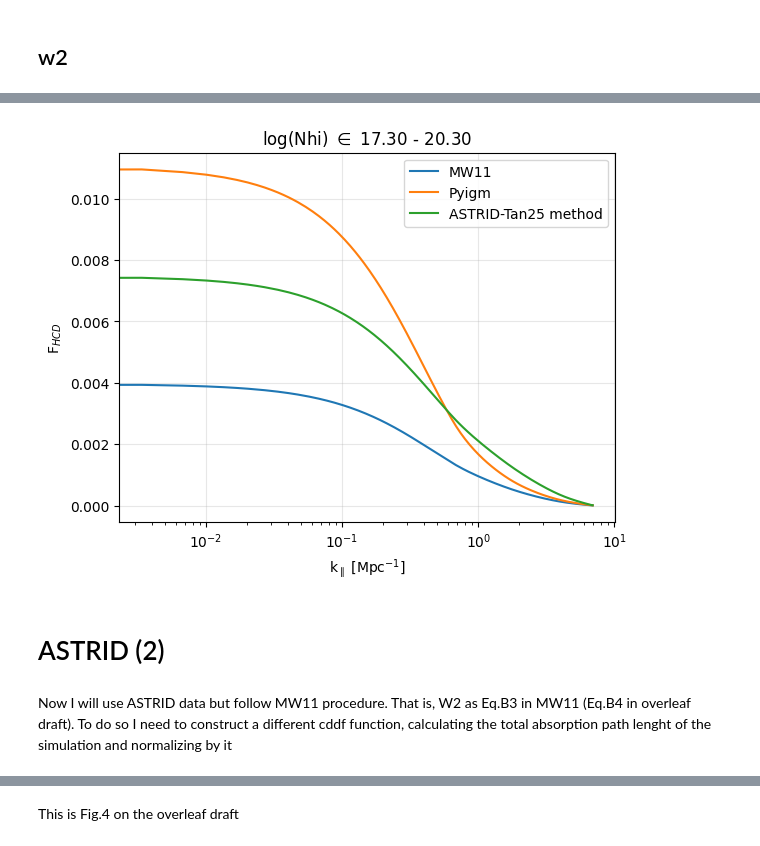
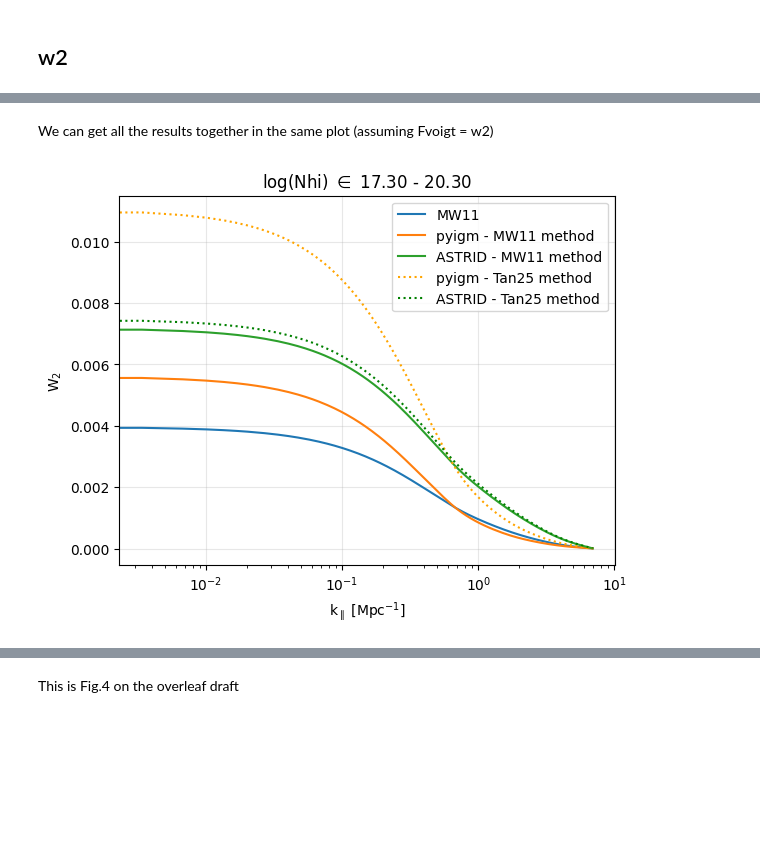
Before and after one commit to andreufont/astrid_hcd, a Jupyter notebook: MW11model/Comparisons/FVoigt=W2.ipynb, the cells around one changed output, grey strips where cells are left out. Saved outputs shown, nothing was run; the diff lists cells and outputs as text; code cells hidden in the pictures; blank space fills up the shorter version.

```diff
--- a/MW11model/Comparisons/FVoigt=W2.ipynb
+++ b/MW11model/Comparisons/FVoigt=W2.ipynb
@@ -249,0 +284,30 @@ w2_astrid = rho_hcd*np.trapezoid(w2_int, NHirange, axis=0)
+# %%
+wave_log = np.linspace(np.log10(2800), np.log10(6800), 2**12) # Angstrom
+wave = 10**wave_log
+rho_hcd = 0.0018/hubble  # Mpc^-1 for z = 2.5 (Fig.7 right in Tan25)
+
+w2_int_pyigm, w2_int_astrid = [], []
+for i, nhi_value in enumerate(NHirange):
+    k_w1w2, d, Deltax = wave_to_fft_profile(wave, z, nhi_value, omegam=omegam)
+    k_w1w2 /= hubble
+    d *= hubble
+    w2_int_pyigm.append(fn_pyigm[i]*d)
+    w2_int_astrid.append(fn_astrid[i]*d)
+
+# pyigm
+w2_int = np.array(w2_int_pyigm)
+w2_pyigm2 = rho_hcd*np.trapezoid(w2_int, NHirange, axis=0)
+# ASTRID
+w2_int = np.array(w2_int_astrid)
+w2_astrid2 = rho_hcd*np.trapezoid(w2_int, NHirange, axis=0)
+
+
+plt.plot(k_w1w2, w2_pyigm2, color='orange', label='pyigm')
+plt.plot(k_w1w2, w2_astrid2, color='green', label='ASTRID')
+plt.ylabel(r'F$_{HCD}$')
+plt.xlabel(r'k$_\parallel$ [Mpc$^{-1}$]')
+plt.legend()
+plt.xscale('log')
+plt.grid(alpha=0.3)
+plt.title(r'log(Nhi) $\in$ %.2f - %.2f' %(NHirange.min(), NHirange.max()))
+plt.suptitle('Following Tan25');
@@ -250,16 +316,16 @@ w2_astrid = rho_hcd*np.trapezoid(w2_int, NHirange, axis=0)
+# %% [markdown]
+We can get all the results together in the same plot (assuming Fvoigt = w2)
 # %%
 plt.plot(k_w1w2, w2_MW11, label='MW11')
-plt.plot(k_w1w2, w2_vega, label='Pyigm')
-plt.plot(k_w1w2, w2_astrid, label='ASTRID-Tan25 method')
-plt.ylabel(r'F$_{HCD}$')
+plt.plot(k_w1w2, w2_pyigm, label='pyigm - MW11 method')
+plt.plot(k_w1w2, w2_astrid, label='ASTRID - MW11 method')
+plt.plot(k_w1w2, w2_pyigm2, color='orange', linestyle=':', label='pyigm - Tan25 method')
+plt.plot(k_w1w2, w2_astrid2, color='green', linestyle=':', label='ASTRID - Tan25 method')
+plt.ylabel(r'W$_2$')
+plt.xscale('log')
+plt.legend()
 plt.xlabel(r'k$_\parallel$ [Mpc$^{-1}$]')
-plt.legend()
-plt.xscale('log')
 plt.grid(alpha=0.3)
 plt.title(r'log(Nhi) $\in$ %.2f - %.2f' %(NHirange.min(), NHirange.max()));
 # %% [output]
-[figure, old version]
+[figure, new version]
-# %% [markdown]
-# ASTRID (2)
-# %% [markdown]
-Now I will use ASTRID data but follow MW11 procedure. That is, W2 as Eq.B3 in MW11 (Eq.B4 in overleaf draft). To do so I need to construct a different cddf function, calculating the total absorption path lenght of the simulation and normalizing by it
```
Also changed, not shown: parts of 47 cells of this notebook.
